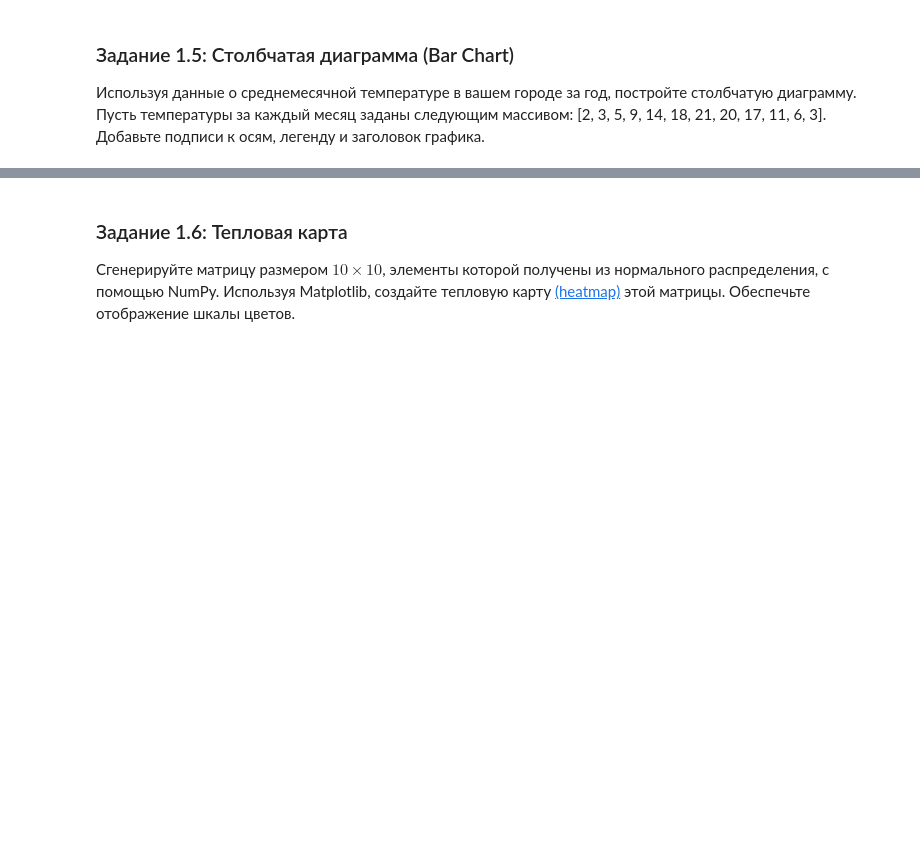
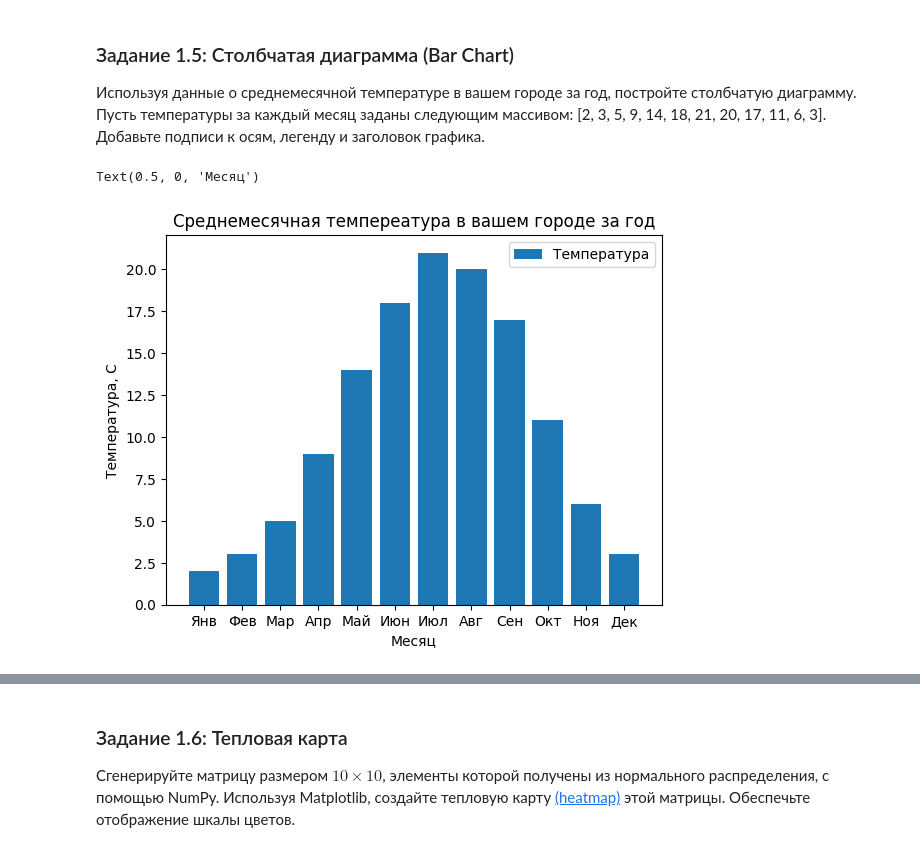
Before and after one commit to Medrodi/MIIGAIK-Computer-Math, a Jupyter notebook: 3. Библиотеки Matplotlib, Plotly/Практическая_работа_№3_Matplotlib_Plotly.ipynb, the cells around one changed output, grey strips where cells are left out. Drawn from its saved outputs; the diff is of its cells as text; code cells hidden in the pictures; blank space fills up the shorter version.

```diff
--- a/3. Библиотеки Matplotlib, Plotly/Практическая_работа_№3_Matplotlib_Plotly.ipynb
+++ b/3. Библиотеки Matplotlib, Plotly/Практическая_работа_№3_Matplotlib_Plotly.ipynb
@@ -63,3 +90,16 @@ x = np.random.normal()
+# %%
+arr = np.array([2, 3, 5, 9, 14, 18, 21, 20, 17, 11, 6, 3])
+months = ["Янв", "Фев", "Мар", "Апр", "Май", "Июн", "Июл", "Авг", "Сен", "Окт", "Ноя", "Дек"]
+fig, ax = plt.subplots()
+
+ax.bar(months, arr, label="Температура")
+ax.set_title("Среднемесячная темпереатура в вашем городе за год")
+ax.legend()
+ax.set_ylabel("Температура, C")
+ax.set_xlabel("Месяц")
+# %% [output]
+Text(0.5, 0, 'Месяц')
+[figure, added]
 # %% [markdown]
 ![image.png](embedded-picture-1)
 # %% [markdown]
```
Also changed, not shown: parts of 13 cells of this notebook.
